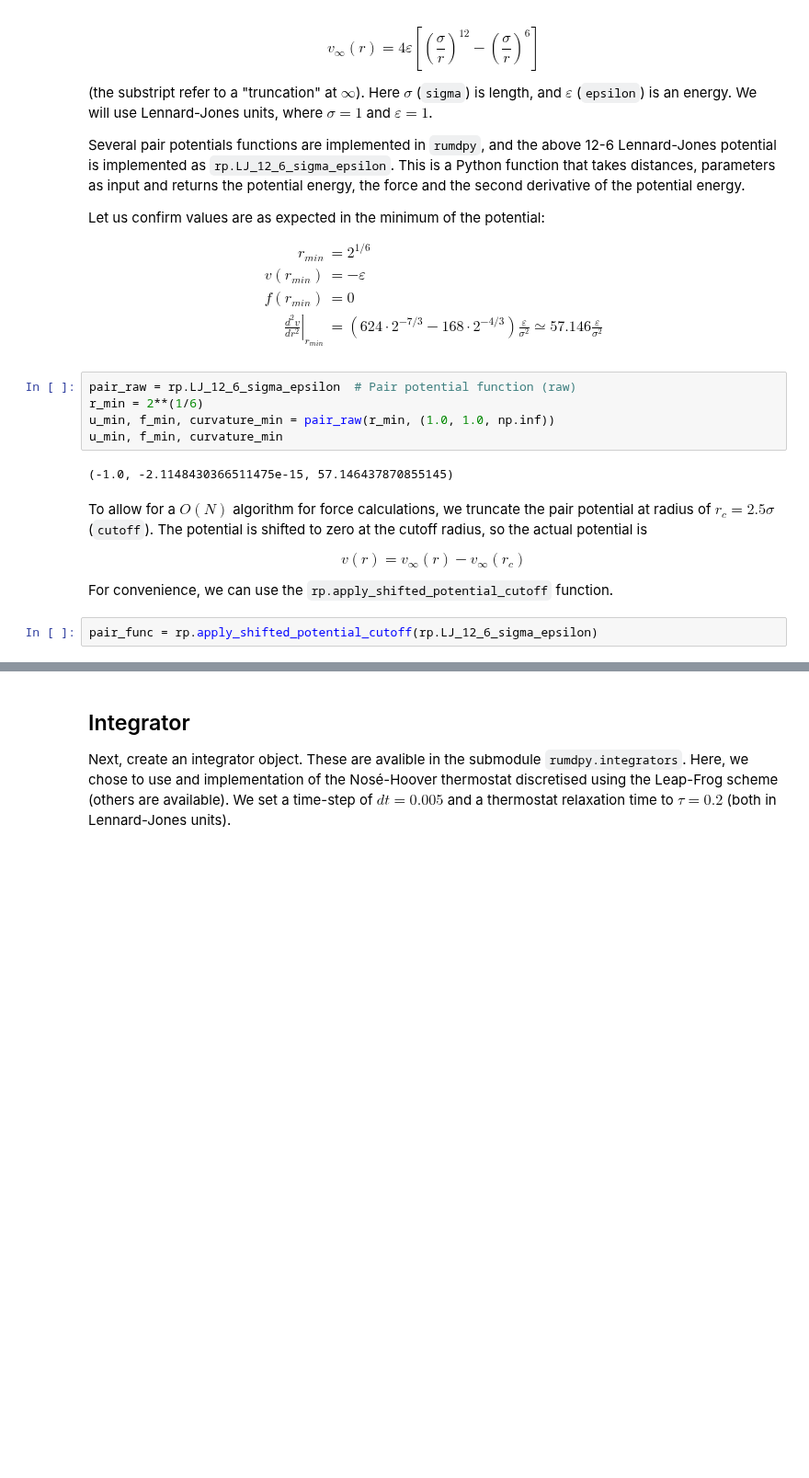
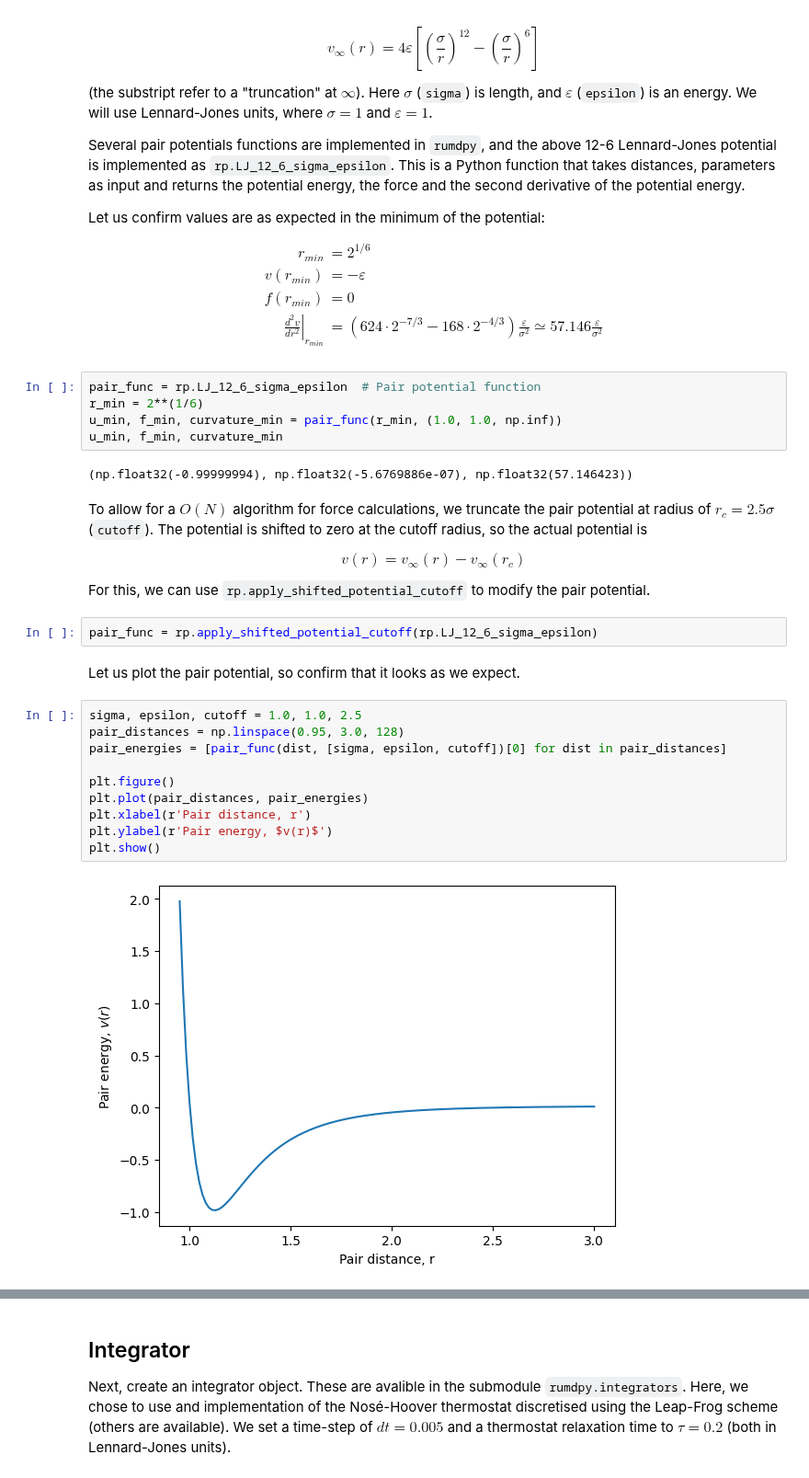
Before and after one commit to jklust/gamdpy, a Jupyter notebook: tutorials/my_first_simulation.ipynb, the cells around one changed output, grey strips where cells are left out. Shown at 92% size. Saved outputs shown, nothing was run; the diff lists cells and outputs as text; blank space fills up the shorter version.

```diff
--- a/tutorials/my_first_simulation.ipynb
+++ b/tutorials/my_first_simulation.ipynb
@@ -124,12 +124,12 @@ Let us confirm values are as expected in the minimum of the potential:
   \left.\frac{d^2v}{dr^2}\right|_{r_{min}} &= (624\cdot2^{-7/3}-168\cdot2^{-4/3})\frac{\varepsilon}{\sigma^2} \simeq 57.146\frac{\varepsilon}{\sigma^2}
 \end{align}
 # %%
-pair_raw = rp.LJ_12_6_sigma_epsilon  # Pair potential function (raw)
+pair_func = rp.LJ_12_6_sigma_epsilon  # Pair potential function
 r_min = 2**(1/6)
-u_min, f_min, curvature_min = pair_raw(r_min, (1.0, 1.0, np.inf))
+u_min, f_min, curvature_min = pair_func(r_min, (1.0, 1.0, np.inf))
 u_min, f_min, curvature_min
 # %% [output]
-(-1.0, -2.1148430366511475e-15, 57.146437870855145)
+(np.float32(-0.99999994), np.float32(-5.6769886e-07), np.float32(57.146423))
 # %% [markdown]
 
 To allow for a $O(N)$ algorithm for force calculations, we truncate the pair potential at radius of $r_c = 2.5\sigma$ (`cutoff`). The potential is shifted to zero at the cutoff radius, so the actual potential is
@@ -138,7 +138,21 @@ $$
   v(r) = v_\infty(r) - v_\infty(r_c)
 $$
 
-For convenience, we can use the `rp.apply_shifted_potential_cutoff` function.
+For this, we can use `rp.apply_shifted_potential_cutoff` to modify the pair potential.
 # %%
 pair_func = rp.apply_shifted_potential_cutoff(rp.LJ_12_6_sigma_epsilon)
+# %% [markdown]
+Let us plot the pair potential, so confirm that it looks as we expect.
+# %%
+sigma, epsilon, cutoff = 1.0, 1.0, 2.5
+pair_distances = np.linspace(0.95, 3.0, 128)
+pair_energies = [pair_func(dist, [sigma, epsilon, cutoff])[0] for dist in pair_distances]
+
+plt.figure()
+plt.plot(pair_distances, pair_energies)
+plt.xlabel(r'Pair distance, r')
+plt.ylabel(r'Pair energy, $v(r)$')
+plt.show()
+# %% [output]
+[figure, added]
 # %% [markdown]
```
Also changed, not shown: parts of 24 cells of this notebook.
